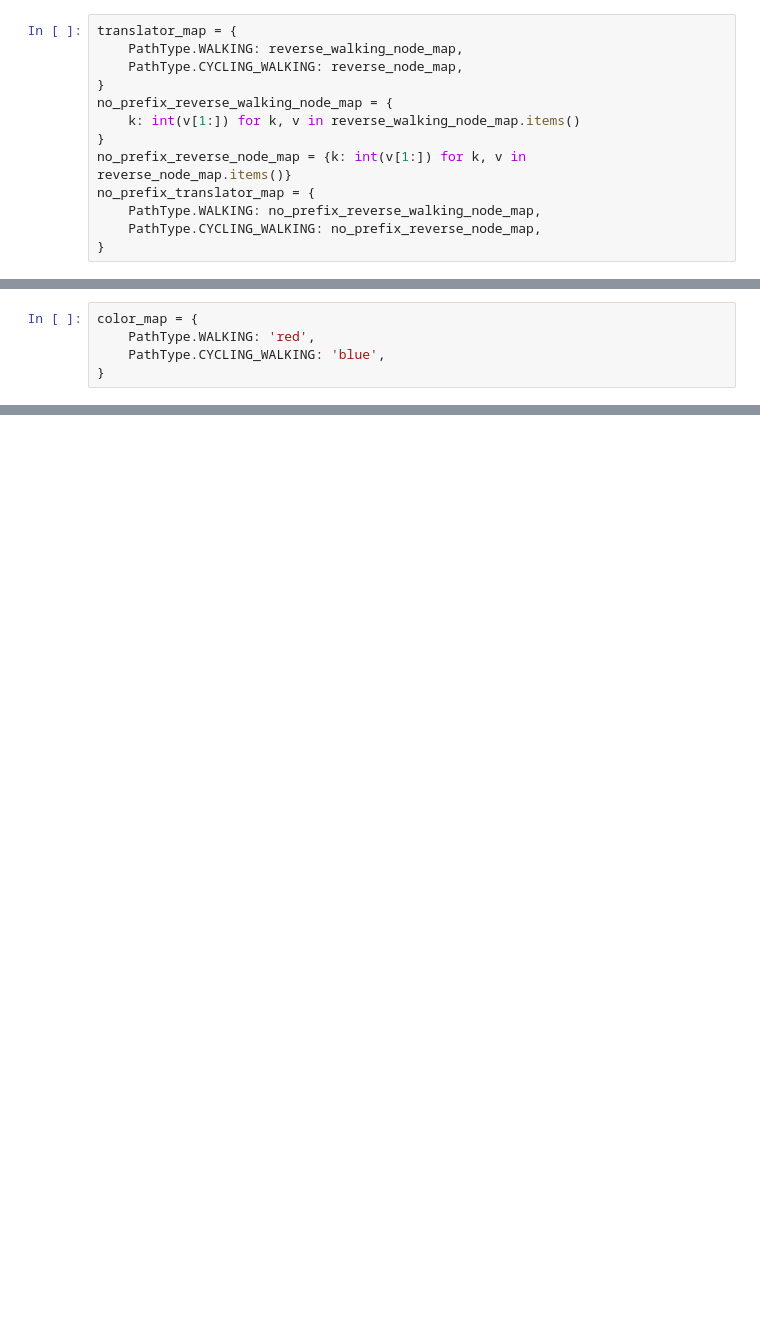
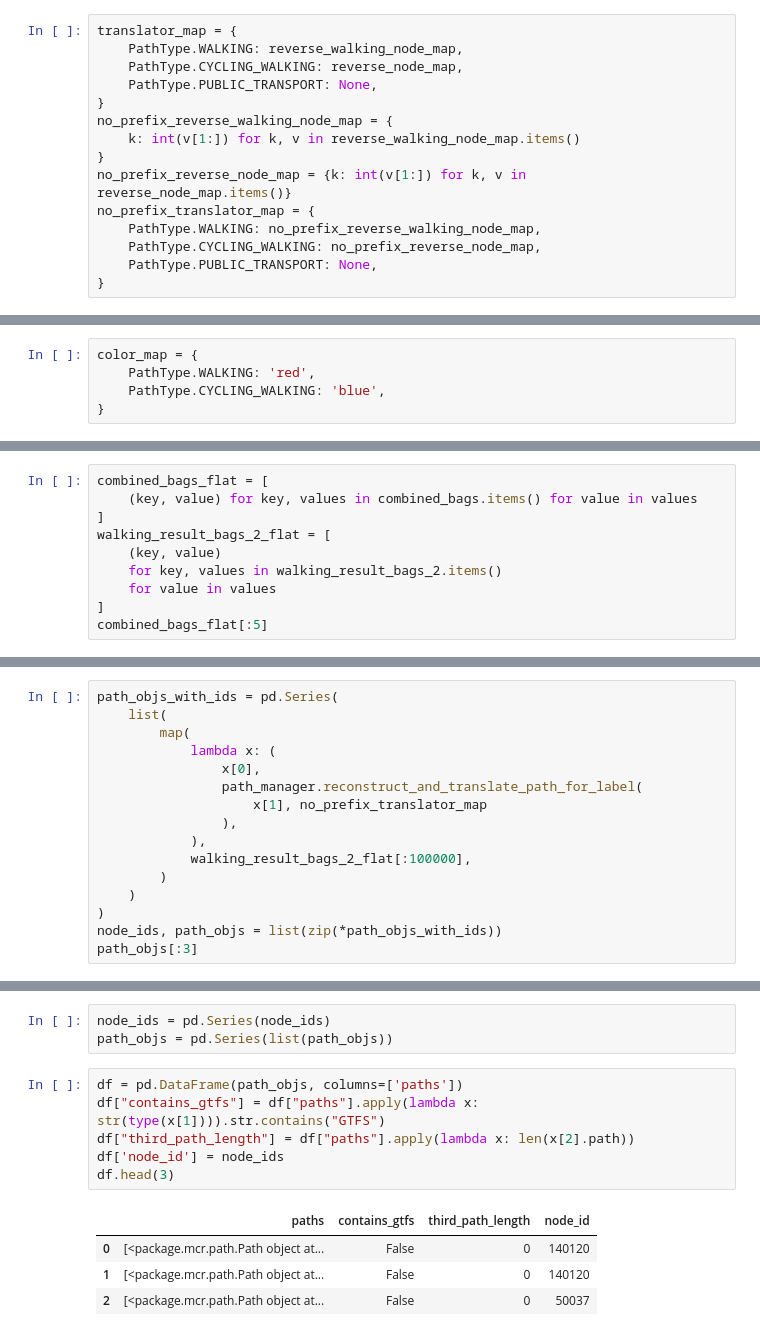
Before and after one commit to mogottsch/mcr-py, a Jupyter notebook: notebooks/mcr.ipynb, the cells around one changed output, grey strips where cells are left out. Saved outputs shown, nothing was run; the diff lists cells and outputs as text; blank space fills up the shorter version.

```diff
--- a/notebooks/mcr.ipynb
+++ b/notebooks/mcr.ipynb
@@ -336,6 +448,7 @@ with Timed.info("Getting OSM graph"):
 translator_map = {
     PathType.WALKING: reverse_walking_node_map,
     PathType.CYCLING_WALKING: reverse_node_map,
+    PathType.PUBLIC_TRANSPORT: None,
 }
 no_prefix_reverse_walking_node_map = {
     k: int(v[1:]) for k, v in reverse_walking_node_map.items()
@@ -344,4 +457,5 @@ no_prefix_reverse_node_map = {k: int(v[1:]) for k, v in reverse_node_map.items()
 no_prefix_translator_map = {
     PathType.WALKING: no_prefix_reverse_walking_node_map,
     PathType.CYCLING_WALKING: no_prefix_reverse_node_map,
+    PathType.PUBLIC_TRANSPORT: None,
 }
@@ -427,0 +608,10 @@ m
+# %%
+combined_bags_flat = [
+    (key, value) for key, values in combined_bags.items() for value in values
+]
+walking_result_bags_2_flat = [
+    (key, value)
+    for key, values in walking_result_bags_2.items()
+    for value in values
+]
+combined_bags_flat[:5]
@@ -427,0 +674,16 @@ m
+# %%
+path_objs_with_ids = pd.Series(
+    list(
+        map(
+            lambda x: (
+                x[0],
+                path_manager.reconstruct_and_translate_path_for_label(
+                    x[1], no_prefix_translator_map
+                ),
+            ),
+            walking_result_bags_2_flat[:100000],
+        )
+    )
+)
+node_ids, path_objs = list(zip(*path_objs_with_ids))
+path_objs[:3]
@@ -427,0 +704,14 @@ m
+# %%
+node_ids = pd.Series(node_ids)
+path_objs = pd.Series(list(path_objs))
+# %%
+df = pd.DataFrame(path_objs, columns=['paths'])
+df["contains_gtfs"] = df["paths"].apply(lambda x: str(type(x[1]))).str.contains("GTFS")
+df["third_path_length"] = df["paths"].apply(lambda x: len(x[2].path))
+df['node_id'] = node_ids
+df.head(3)
+# %% [output]
+|  | paths | contains_gtfs | third_path_length | node_id |
+| 0 | [<package.mcr.path.Path object at... | False | 0 | 140120 |
+| 1 | [<package.mcr.path.Path object at... | False | 0 | 140120 |
+| 2 | [<package.mcr.path.Path object at... | False | 0 | 50037 |
```
Also changed, not shown: parts of 33 cells of this notebook, 12 other files.
